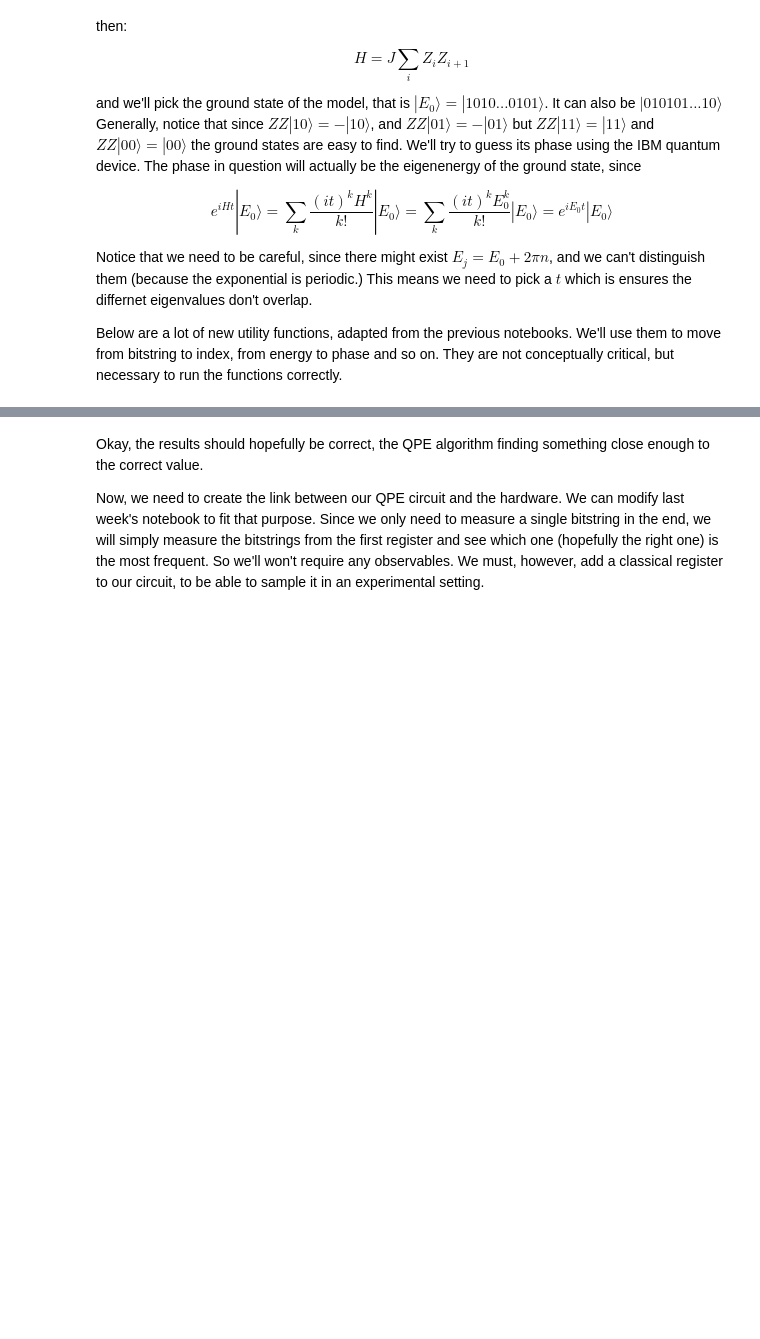
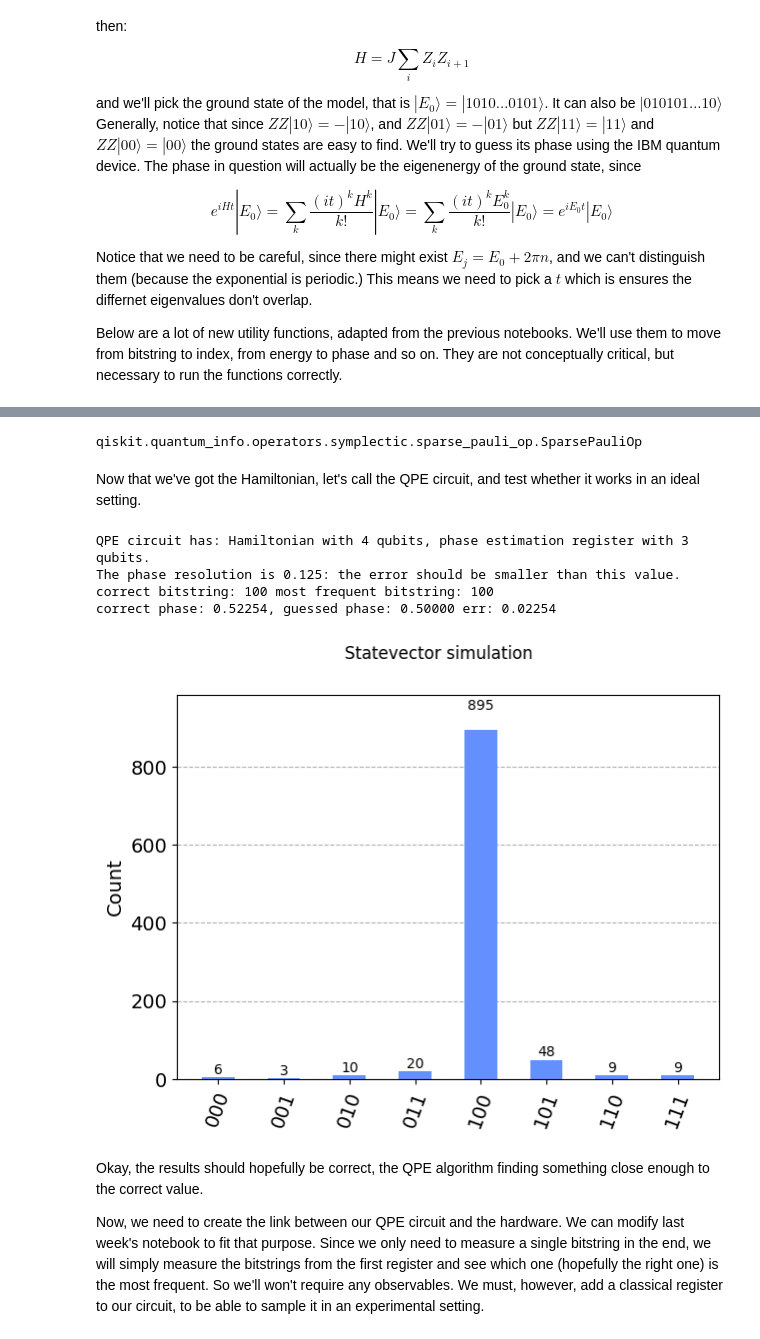
Before and after one commit to lmarti-dev/qiskit-tutorials, a Jupyter notebook: notebooks/solutions/07b_ibm_qpe.ipynb, the cells around one changed output, grey strips where cells are left out. Drawn from its saved outputs; the diff is of its cells as text; code cells hidden in the pictures; blank space fills up the shorter version.

Commit message:
notebooks are done and good to go!

```diff
--- a/notebooks/solutions/07b_ibm_qpe.ipynb
+++ b/notebooks/solutions/07b_ibm_qpe.ipynb
@@ -126,4 +186,6 @@ Let's check that our QPE will find the correct phase in the ideal case. I've tak
 # %%
+# Write the Hamiltonian!
+
 # number of qubits in register
 r1 = 3
 r2 = 4
@@ -140,27 +202,40 @@ hamiltonian_J = sum(
 # hamiltonian_g = sum([g*SparsePauliOp(s*"I"+"X"+(num_qubits-1-s)*"I") for s in range(num_qubits-1)])
 
 # hamiltonian = hamiltonian_J + hamiltonian_g
-hamiltonian = hamiltonian_J
-
-
-time_scaling = 1
-target_idx = 0
-
-circ, target_phase, target_state, target_state_bitstring = qpe_circuit(
-    r1, hamiltonian, target_idx, time_scaling
-)
-correct_bitstring = get_correct_bitstring(target_phase, r1)
-sv_computed_phase, sv_output_bitstring, sv_fig,sv_counts = phase_from_statevector_simulation(circ)
-
-
-print(
-    f"QPE circuit has: Hamiltonian with {r2} qubits, phase estimation register with {r1} qubits."
-)
-print(f"The phase resolution is {2**(-r1)}: the error should be smaller than this value.")
-print_info(target_phase, sv_computed_phase, sv_output_bitstring, correct_bitstring)
-# neat trick to show the figure in jupyter notebook
-sv_fig.suptitle("Statevector simulation")
-sv_fig
+hamiltonian:SparsePauliOp = hamiltonian_J
+# %% [output]
+qiskit.quantum_info.operators.symplectic.sparse_pauli_op.SparsePauliOp
+# %% [markdown]
+Now that we've got the Hamiltonian, let's call the QPE circuit, and test whether it works in an ideal setting.
+# %%
+time_scaling = 1
+target_idx = 0
+
+circ, target_phase, target_state, target_state_bitstring = qpe_circuit(
+    r1, hamiltonian, target_idx, time_scaling
+)
+correct_bitstring = get_correct_bitstring(target_phase, r1)
+sv_computed_phase, sv_output_bitstring, sv_fig, sv_counts = (
+    phase_from_statevector_simulation(circ)
+)
+
+
+print(
+    f"QPE circuit has: Hamiltonian with {r2} qubits, phase estimation register with {r1} qubits."
+)
+print(
+    f"The phase resolution is {2**(-r1)}: error should be smaller than this value."
+)
+print_info(target_phase, sv_computed_phase, sv_output_bitstring, correct_bitstring)
+sv_fig.suptitle("Statevector simulation")
+# neat trick to show the figure in jupyter notebook
+sv_fig
+# %% [output]
+QPE circuit has: Hamiltonian with 4 qubits, phase estimation register with 3 qubits.
+The phase resolution is 0.125: the error should be smaller than this value.
+correct bitstring: 100 most frequent bitstring: 100
+correct phase: 0.52254, guessed phase: 0.50000 err: 0.02254
+[figure, added]
 # %% [markdown]
 Okay, the results should hopefully be correct, the QPE algorithm finding something close enough to the correct value.
 
```
Also changed, not shown: parts of 16 cells of this notebook, 2 other files.
